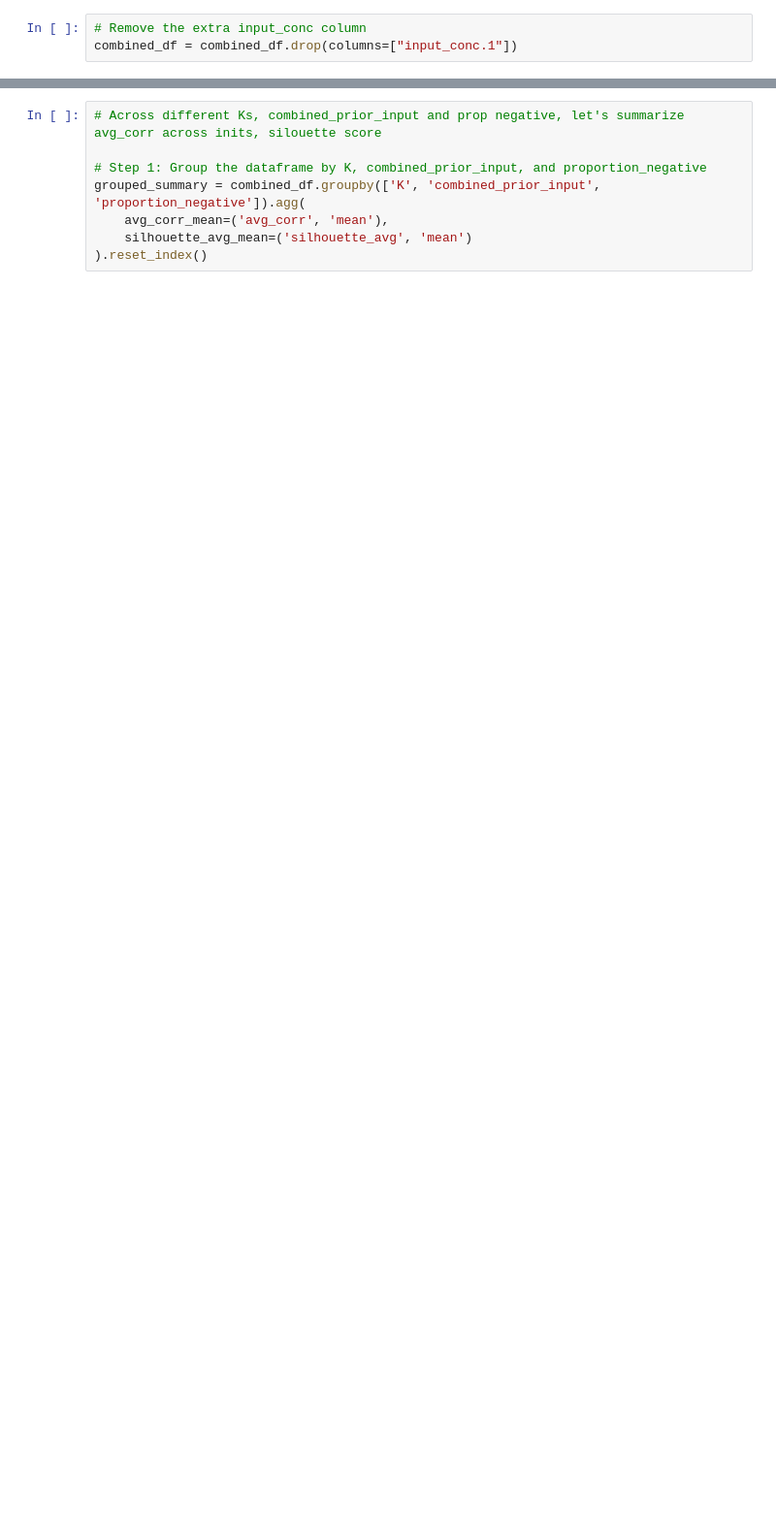
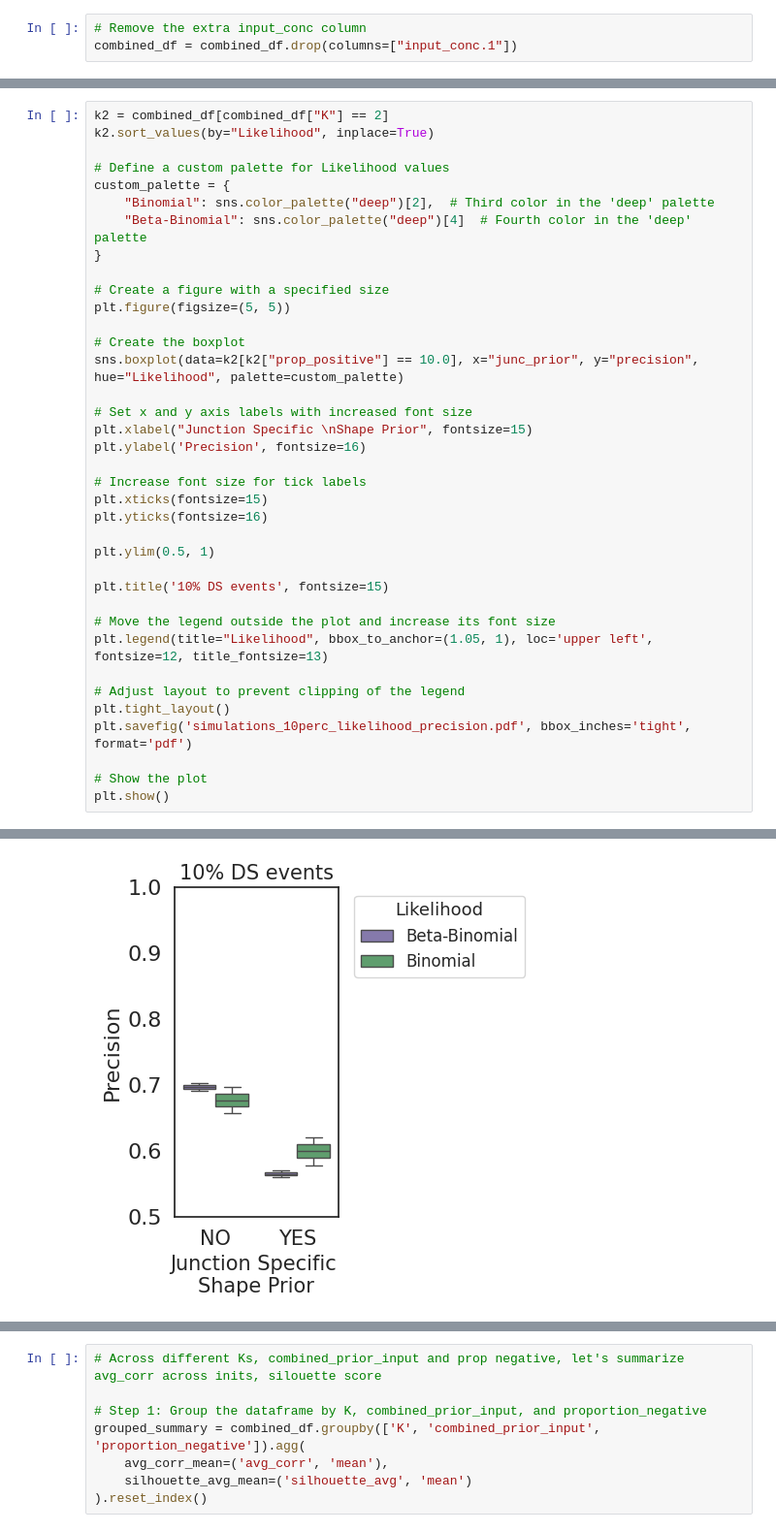
Before and after one commit to daklab/LeafletFA, a Jupyter notebook: analysis/simulation/summarize_simulations.ipynb, the cells around one changed output, grey strips where cells are left out. Shown at 97% size. Saved outputs shown, nothing was run; the diff lists cells and outputs as text; blank space fills up the shorter version.

```diff
--- a/analysis/simulation/summarize_simulations.ipynb
+++ b/analysis/simulation/summarize_simulations.ipynb
@@ -43,0 +184,38 @@ combined_df['combined_prior_input'] = combined_df['use_global_prior'].astype(str
+# %%
+k2 = combined_df[combined_df["K"] == 2]
+k2.sort_values(by="Likelihood", inplace=True)
+
+# Define a custom palette for Likelihood values
+custom_palette = {
+    "Binomial": sns.color_palette("deep")[2],  # Third color in the 'deep' palette
+    "Beta-Binomial": sns.color_palette("deep")[4]  # Fourth color in the 'deep' palette
+}
+
+# Create a figure with a specified size
+plt.figure(figsize=(5, 5))
+
+# Create the boxplot
+sns.boxplot(data=k2[k2["prop_positive"] == 10.0], x="junc_prior", y="precision", hue="Likelihood", palette=custom_palette)
+
+# Set x and y axis labels with increased font size
+plt.xlabel("Junction Specific \nShape Prior", fontsize=15)
+plt.ylabel('Precision', fontsize=16)
+
+# Increase font size for tick labels
+plt.xticks(fontsize=15)
+plt.yticks(fontsize=16)
+
+plt.ylim(0.5, 1)
+
+plt.title('10% DS events', fontsize=15)
+
+# Move the legend outside the plot and increase its font size
+plt.legend(title="Likelihood", bbox_to_anchor=(1.05, 1), loc='upper left', fontsize=12, title_fontsize=13)
+
+# Adjust layout to prevent clipping of the legend
+plt.tight_layout()
+plt.savefig('simulations_10perc_likelihood_precision.pdf', bbox_inches='tight', format='pdf')
+
+# Show the plot
+plt.show()
+# %% [output]
@@ -43,0 +226 @@ combined_df['combined_prior_input'] = combined_df['use_global_prior'].astype(str
+[figure, added]
```
Also changed, not shown: parts of 28 cells of this notebook, 41 other files.
